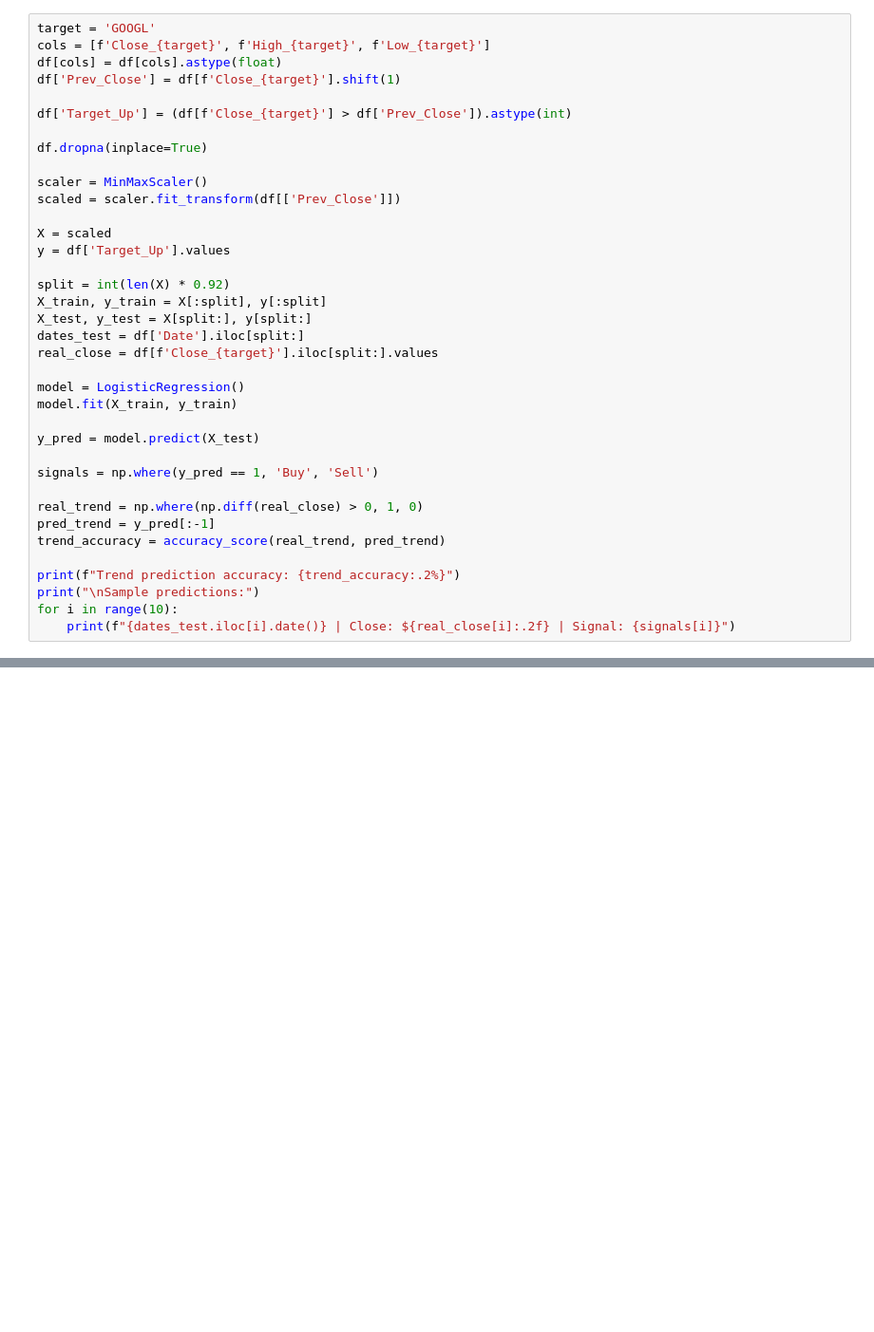
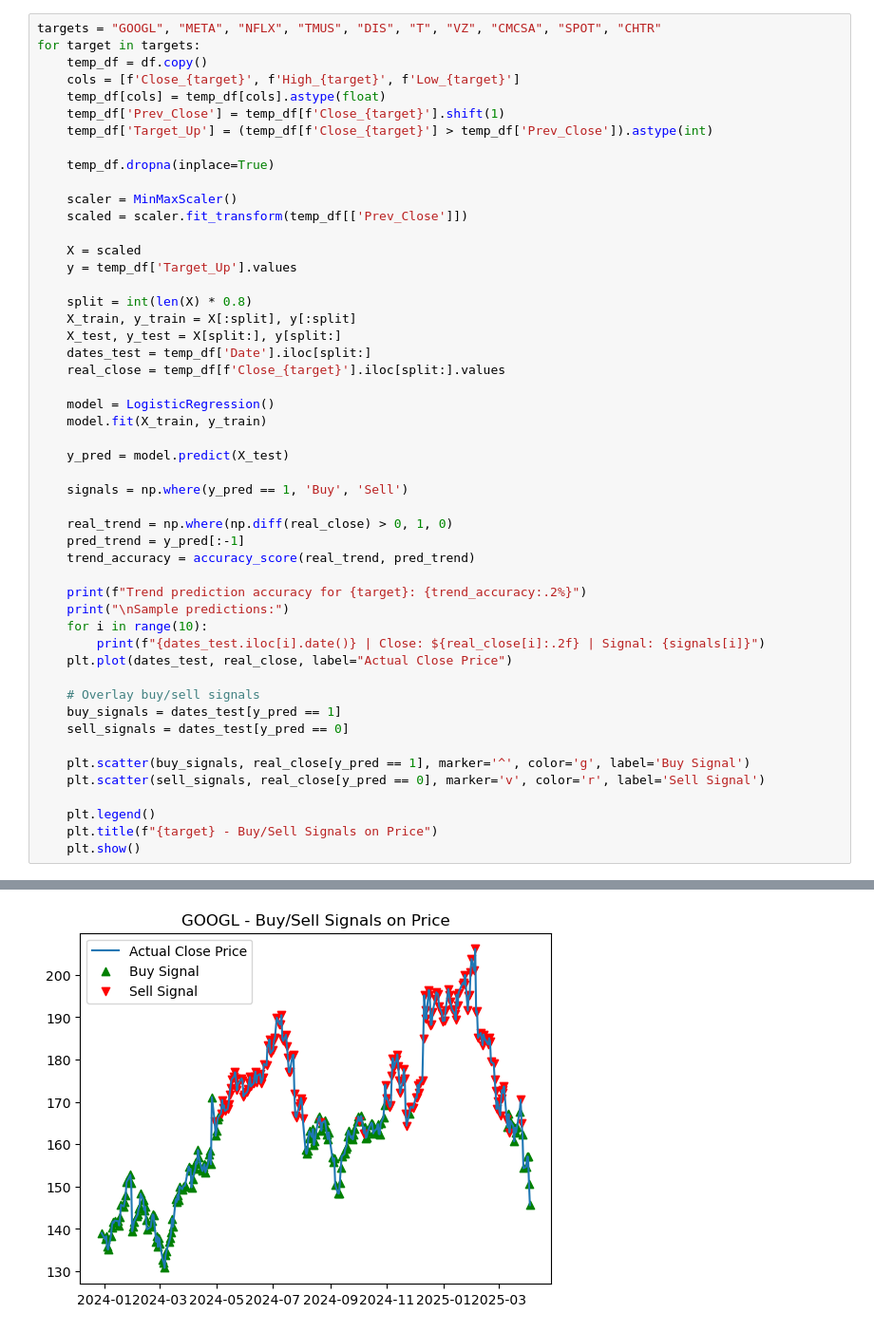
Before and after one commit to ajayaram31/cx4240group21, a Jupyter notebook: logistic_regression.ipynb, the cells around one changed output, grey strips where cells are left out. Shown: that part at 95% size. Saved outputs shown, nothing was run; the diff lists cells and outputs as text; blank space fills up the shorter version.

```diff
--- a/logistic_regression.ipynb
+++ b/logistic_regression.ipynb
@@ -23,38 +41,51 @@ df = df.dropna(subset=['Date'])  # drop rows with invalid dates
 # %%
-target = 'GOOGL'
-cols = [f'Close_{target}', f'High_{target}', f'Low_{target}']
-df[cols] = df[cols].astype(float)
-df['Prev_Close'] = df[f'Close_{target}'].shift(1)
+targets = "GOOGL", "META", "NFLX", "TMUS", "DIS", "T", "VZ", "CMCSA", "SPOT", "CHTR"
+for target in targets:
+    temp_df = df.copy()
+    cols = [f'Close_{target}', f'High_{target}', f'Low_{target}']
+    temp_df[cols] = temp_df[cols].astype(float)
+    temp_df['Prev_Close'] = temp_df[f'Close_{target}'].shift(1)
+    temp_df['Target_Up'] = (temp_df[f'Close_{target}'] > temp_df['Prev_Close']).astype(int)
 
-df['Target_Up'] = (df[f'Close_{target}'] > df['Prev_Close']).astype(int)
+    temp_df.dropna(inplace=True)
 
-df.dropna(inplace=True)
+    scaler = MinMaxScaler()
+    scaled = scaler.fit_transform(temp_df[['Prev_Close']])
 
-scaler = MinMaxScaler()
-scaled = scaler.fit_transform(df[['Prev_Close']])
+    X = scaled
+    y = temp_df['Target_Up'].values
 
-X = scaled
-y = df['Target_Up'].values
+    split = int(len(X) * 0.8)
+    X_train, y_train = X[:split], y[:split]
+    X_test, y_test = X[split:], y[split:]
+    dates_test = temp_df['Date'].iloc[split:]
+    real_close = temp_df[f'Close_{target}'].iloc[split:].values
 
-split = int(len(X) * 0.92)
-X_train, y_train = X[:split], y[:split]
-X_test, y_test = X[split:], y[split:]
-dates_test = df['Date'].iloc[split:]
-real_close = df[f'Close_{target}'].iloc[split:].values
+    model = LogisticRegression()
+    model.fit(X_train, y_train)
 
-model = LogisticRegression()
-model.fit(X_train, y_train)
+    y_pred = model.predict(X_test)
 
-y_pred = model.predict(X_test)
+    signals = np.where(y_pred == 1, 'Buy', 'Sell')
 
-signals = np.where(y_pred == 1, 'Buy', 'Sell')
+    real_trend = np.where(np.diff(real_close) > 0, 1, 0)
+    pred_trend = y_pred[:-1]
+    trend_accuracy = accuracy_score(real_trend, pred_trend)
 
-real_trend = np.where(np.diff(real_close) > 0, 1, 0)
-pred_trend = y_pred[:-1]
-trend_accuracy = accuracy_score(real_trend, pred_trend)
+    print(f"Trend prediction accuracy for {target}: {trend_accuracy:.2%}")
+    print("\nSample predictions:")
+    for i in range(10):
+        print(f"{dates_test.iloc[i].date()} | Close: ${real_close[i]:.2f} | Signal: {signals[i]}")
+    plt.plot(dates_test, real_close, label="Actual Close Price")
 
-print(f"Trend prediction accuracy: {trend_accuracy:.2%}")
-print("\nSample predictions:")
-for i in range(10):
-    print(f"{dates_test.iloc[i].date()} | Close: ${real_close[i]:.2f} | Signal: {signals[i]}")
+    # Overlay buy/sell signals
+    buy_signals = dates_test[y_pred == 1]
+    sell_signals = dates_test[y_pred == 0]
+
+    plt.scatter(buy_signals, real_close[y_pred == 1], marker='^', color='g', label='Buy Signal')
+    plt.scatter(sell_signals, real_close[y_pred == 0], marker='v', color='r', label='Sell Signal')
+
+    plt.legend()
+    plt.title(f"{target} - Buy/Sell Signals on Price")
+    plt.show()
 # %% [output]
@@ -73,0 +105 @@ Sample predictions:
+[figure, added]
```
Also changed, not shown: parts of 2 cells of this notebook.
